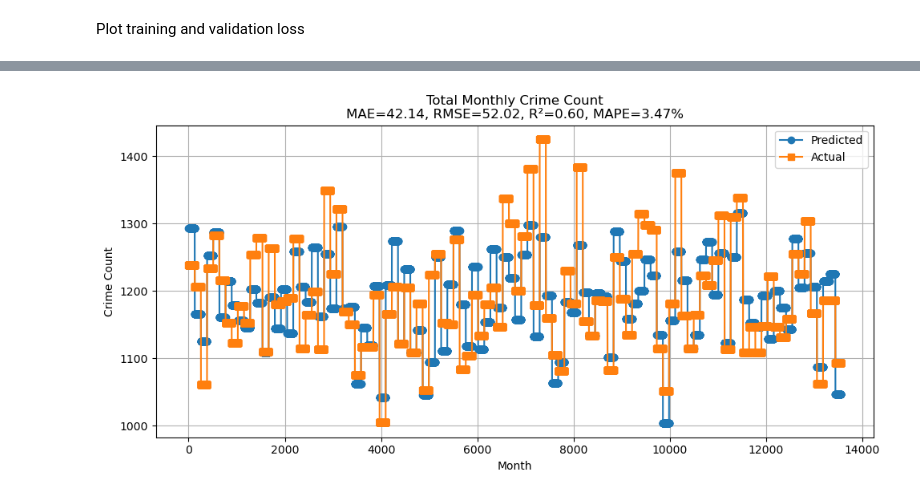
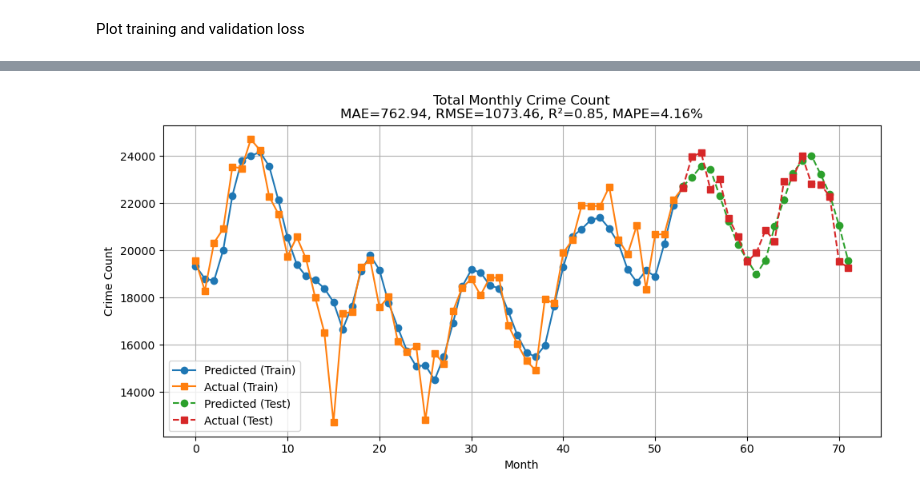
Before and after one commit to Lemonziz/IT5006Project, a Jupyter notebook: lstm_time_location.ipynb, the cells around one changed output, grey strips where cells are left out. Drawn from its saved outputs; the diff is of its cells as text; code cells hidden in the pictures.

```diff
--- a/lstm_time_location.ipynb
+++ b/lstm_time_location.ipynb
@@ -175,7 +174,7 @@ class CrimeDataset(Dataset):
 # %%
 num_size = n_feature
 cat_size = n_location
-batch_size = 128
+batch_size = 64
 hidden_size = 128
 num_layers = 2
 embed_dim = 16
@@ -397,18 +395,12 @@ def predictions(model, train_loader, test_loader):
     get_result(result, test_loader)
     return result
 # %%
-train_result_scaled = predictions(model, train_loader, test_loader)
-# test_result_scaled = predictions(model, test_loader)
-# train_result = train_result_scaled.copy()
-# test_result = test_result_scaled.copy()
-# train_result = (
-#     train_result_scaled * (scaler.data_max_[0] - scaler.data_min_[0])
+result_scaled = predictions(model, train_loader, test_loader)
+# result_unscaled = result_scaled.copy()
+# result_unscaled[:, :, 0] = (
+#     result_scaled[:, :, 0] * (scaler.data_max_[0] - scaler.data_min_[0])
 #     + scaler.data_min_[0]
 # )
-# test_result = (
-#     test_result_scaled * (scaler.data_max_[0] - scaler.data_min_[0])
-#     + scaler.data_min_[0]
-# )
-# train_result = np.round(train_result)
-# test_result = np.round(test_result)
+# result_unscaled = np.round(result_unscaled)
+result_scaled = np.round(result_scaled)
 # %% [output]
@@ -417,36 +424,58 @@ NameError: name 'loader' is not defined
 # %%
 import numpy as np
 import matplotlib.pyplot as plt
 from sklearn.metrics import mean_absolute_error, root_mean_squared_error, r2_score
 
-train_predicted = train_result[..., 0]
-train_actual = train_result[..., 1]
+predict = result_scaled[..., 0]
+actual = result_scaled[..., 1]
 
-monthly_predicted = train_predicted.sum(axis=1)
-monthly_actual = train_actual.sum(axis=1)
+monthly_predicted = predict.sum(axis=1)
+monthly_actual = actual.sum(axis=1)
 
 # Evaluation metrics for total monthly prediction
 mae = mean_absolute_error(monthly_actual, monthly_predicted)
 rmse = root_mean_squared_error(monthly_actual, monthly_predicted)
 r2 = r2_score(monthly_actual, monthly_predicted)
 mape = (
     np.mean(np.abs((monthly_actual - monthly_predicted) / (monthly_actual + 1e-8)))
     * 100
 )
 
 # Plotting total predicted vs actual
+x = np.arange(len(monthly_predicted))
 plt.figure(figsize=(10, 5))
-plt.plot(monthly_predicted, label="Predicted", marker="o")
-plt.plot(monthly_actual, label="Actual", marker="s")
+plt.plot(
+    x[:train_size],
+    monthly_predicted[:train_size],
+    label="Predicted (Train)",
+    marker="o",
+)
+plt.plot(
+    x[:train_size], monthly_actual[:train_size], label="Actual (Train)", marker="s"
+)
+plt.plot(
+    x[train_size - 1 :],
+    monthly_predicted[train_size - 1 :],
+    label="Predicted (Test)",
+    marker="o",
+    linestyle="--",
+)
+plt.plot(
+    x[train_size - 1 :],
+    monthly_actual[train_size - 1 :],
+    label="Actual (Test)",
+    marker="s",
+    linestyle="--",
+)
 plt.title(
     f"Total Monthly Crime Count\nMAE={mae:.2f}, RMSE={rmse:.2f}, R²={r2:.2f}, MAPE={mape:.2f}%"
 )
 plt.xlabel("Month")
 plt.ylabel("Crime Count")
 plt.legend()
 plt.grid(True)
 plt.tight_layout()
 plt.savefig("./figure/total_monthly_crime_count_lstm.pdf", format="pdf")
 plt.show()
 # %% [output]
-[figure, old version]
+[figure, new version]
```
Also changed, not shown: parts of 12 cells of this notebook, 1 other file.
